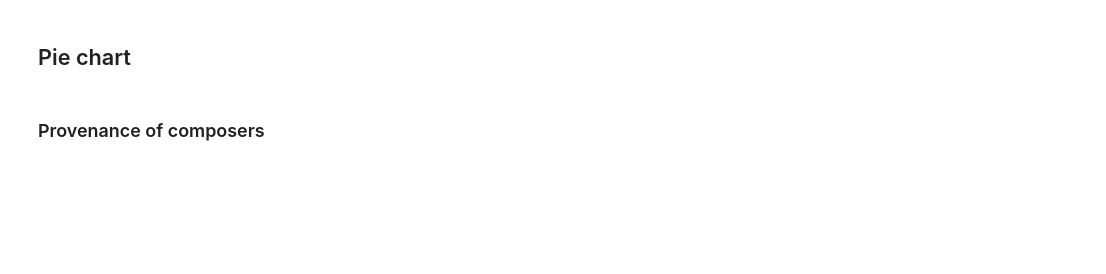
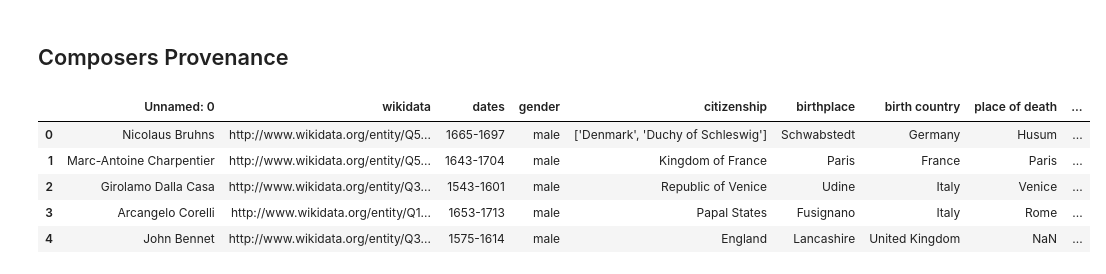
Before and after one commit to Madrigalis/Madrigalis.github.io, a Jupyter notebook: Cleaned.ipynb, the cells around one changed output. Drawn from its saved outputs; the diff is of its cells as text; code cells hidden in the pictures; blank space fills up the shorter version.

```diff
--- a/Cleaned.ipynb
+++ b/Cleaned.ipynb
@@ -197,10 +301,15 @@ NameError: name 'px' is not defined
 # %% [markdown]
-## Pie chart
+## Composers Provenance
-# %% [markdown]
-### Provenance of composers
 # %%
-pg = pd.read_csv("C:/UNI/DHDK/EPDS/Proj/composers (1).csv")
+pg = pd.read_csv("C:/UNI/DHDK/EPDS/Proj/composers.csv")
 pg.head()
+# %% [output]
+|  | Unnamed: 0 | wikidata | dates | gender | citizenship | birthplace | birth country | place of death | ... |
+| 0 | Nicolaus Bruhns | http://www.wikidata.org/entity/Q5... | 1665-1697 | male | ['Denmark', 'Duchy of Schleswig'] | Schwabstedt | Germany | Husum | ... |
+| 1 | Marc-Antoine Charpentier | http://www.wikidata.org/entity/Q5... | 1643-1704 | male | Kingdom of France | Paris | France | Paris | ... |
+| 2 | Girolamo Dalla Casa | http://www.wikidata.org/entity/Q3... | 1543-1601 | male | Republic of Venice | Udine | Italy | Venice | ... |
+| 3 | Arcangelo Corelli | http://www.wikidata.org/entity/Q1... | 1653-1713 | male | Papal States | Fusignano | Italy | Rome | ... |
+| 4 | John Bennet | http://www.wikidata.org/entity/Q3... | 1575-1614 | male | England | Lancashire | United Kingdom | NaN | ... |
 # %%
 viz5 = pg[["birth country", "Unnamed: 0"]]
 viz5
```
Also changed, not shown: parts of 35 cells of this notebook.
